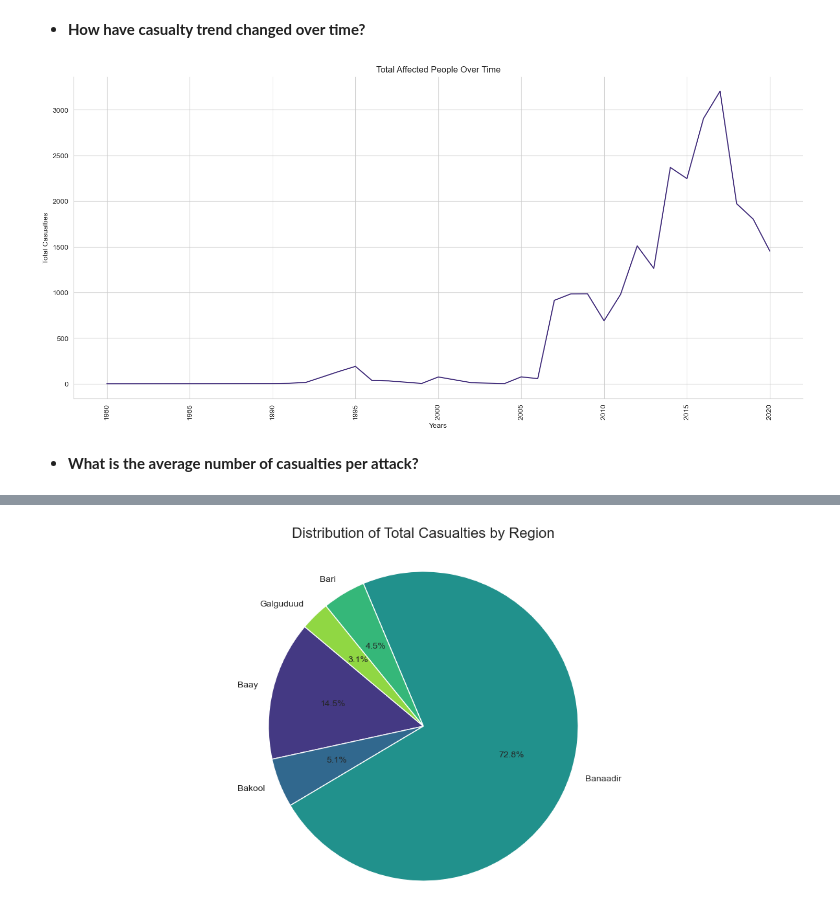
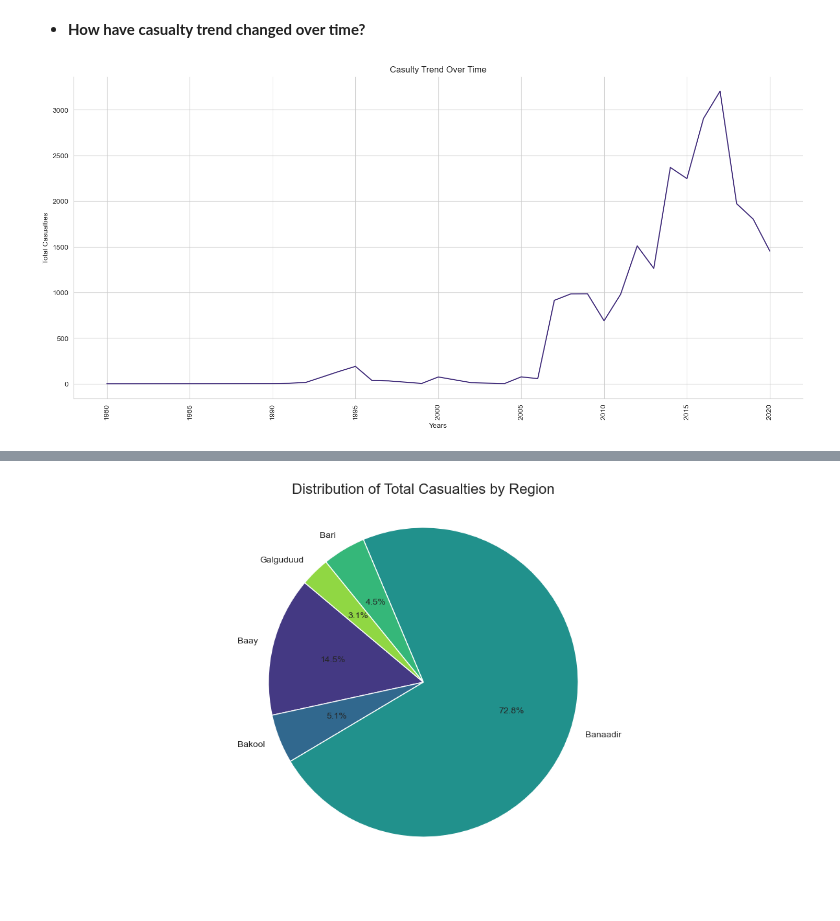
Before and after one commit to awcaliyare/som_terrorism_analysis, a Jupyter notebook: terrorism_in_somalia.ipynb, the cells around one changed output, grey strips where cells are left out. Drawn from its saved outputs; the diff is of its cells as text; code cells hidden in the pictures; blank space fills up the shorter version.

```diff
--- a/terrorism_in_somalia.ipynb
+++ b/terrorism_in_somalia.ipynb
@@ -627,24 +686,22 @@ plt.show()
 # %%
 # Prepare the Data
 affected = df.groupby(['year'])['total_casualties'].sum().reset_index()
 
 # Bar plot for total casualties
 plt.figure(figsize=(18, 8))
 
 # Plot the line using the viridis palette
 sns.lineplot(data=affected, x='year', y='total_casualties', color=sns.color_palette('viridis')[0])
 
 # Customize the Plot
 plt.xticks(rotation=90)
 plt.xlabel("Years")
 plt.ylabel("Total Casualties")
-plt.title("Total Affected People Over Time")
+plt.title("Casulty Trend Over Time")
 sns.set_style("whitegrid")  # Optional: Add a grid style for better readability
 sns.despine()  # Optional: Remove the top and right spines for a cleaner look
 
 # Show the Plot
 plt.show()
 # %% [output]
-[figure, old version]
+[figure, new version]
-# %% [markdown]
-* **What is the average number of casualties per attack?**
```
Also changed, not shown: parts of 34 cells of this notebook.
